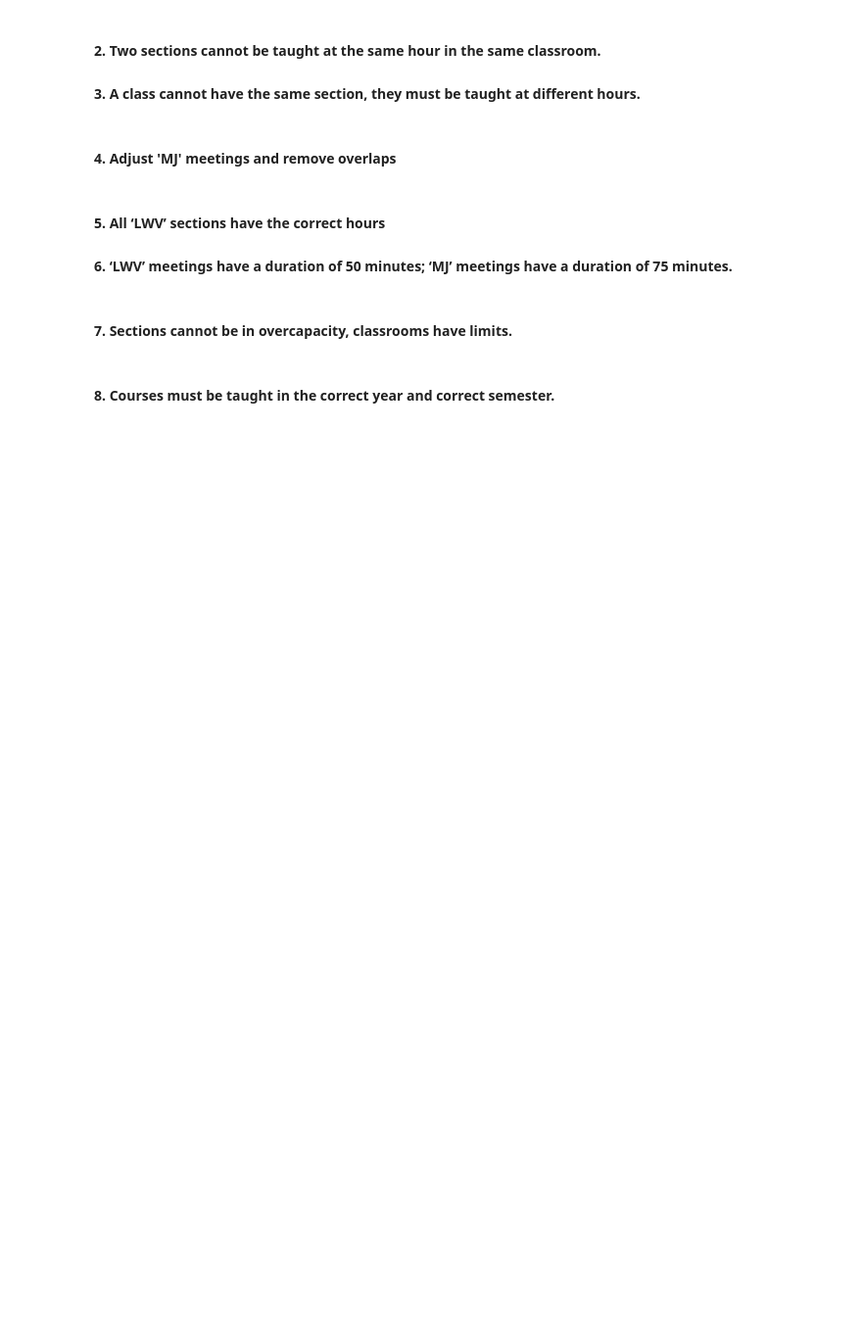
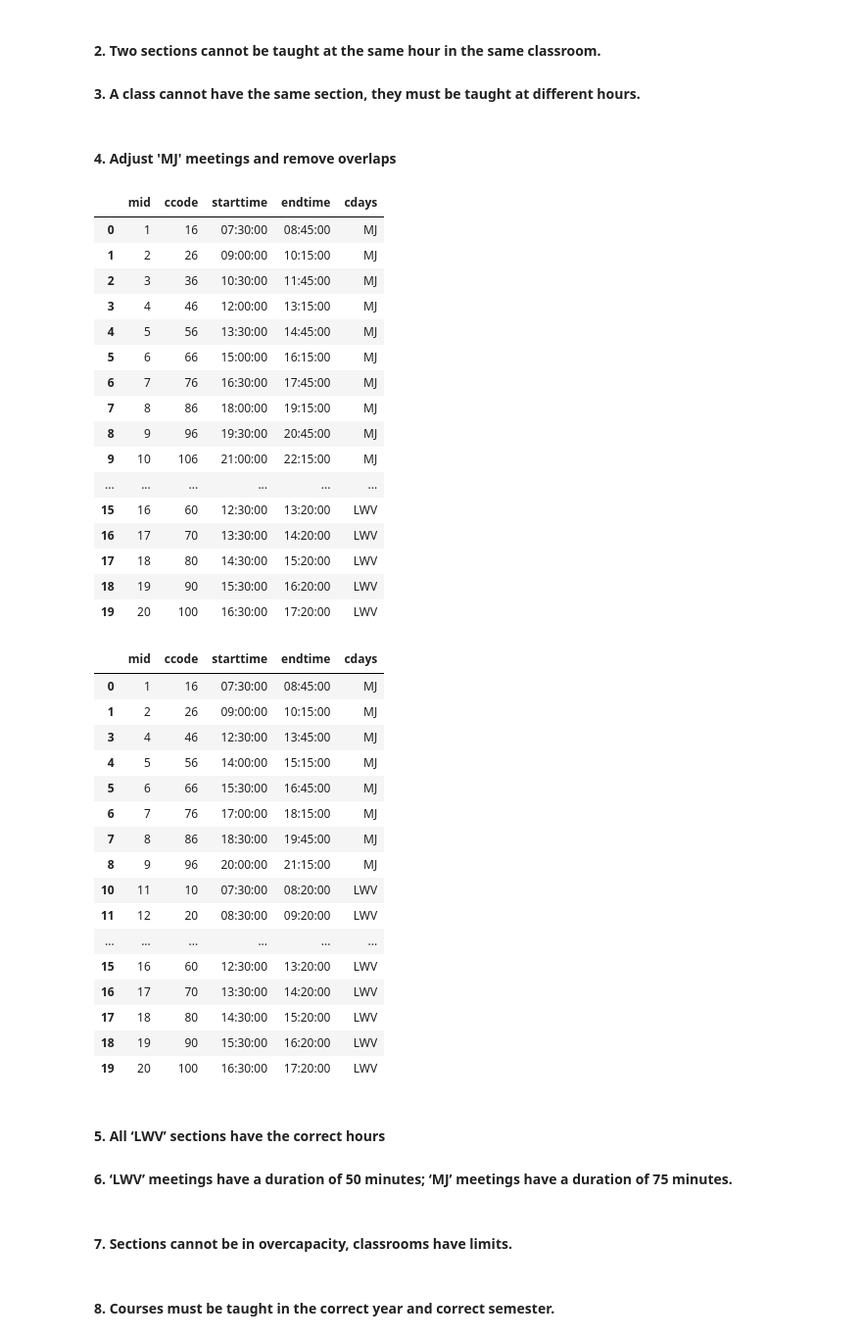
Before and after one commit to CIIC4060-ICOM5016-FALL-2024/rumad-v2-app-segmentation-fault, a Jupyter notebook: ETL/transform_data.ipynb, the cells around one changed output. Shown: that part at 98% size. Cells and saved outputs as stored; diff of their text form; code cells hidden in the pictures; blank space fills up the shorter version.

```diff
--- a/ETL/transform_data.ipynb
+++ b/ETL/transform_data.ipynb
@@ -150,40 +182,76 @@ index_earliest_class_after_1030 = find_class_index(
     (df_meeting['starttime'] < convert_to_minutes("12:30:00"))
 )
 
 index_latest_class_before_1230 = find_class_index(
     (df_meeting['cdays'] == "MJ") &
     (df_meeting['endtime'] < convert_to_minutes("12:30:00")) &
-    (df_meeting['endtime'] > convert_to_minutes("10:30:00"))
+    (df_meeting['endtime'] > convert_to_minutes("10:15:00"))
 )
+
+# Remove all meetings that start after 19:45
+df_meeting = df_meeting[df_meeting["starttime"] <= convert_to_minutes("19:45:00")]
+
 
 # Adjust class timings if valid indices are found
 if index_earliest_class_after_1030 != -1:
     delta_time = convert_to_minutes("12:30:00") - df_meeting.loc[index_earliest_class_after_1030, 'starttime']
-    df_meeting.loc[index_earliest_class_after_1030:, ['starttime', 'endtime']] += delta_time
+    df_meeting.loc[(df_meeting['cdays'] == "MJ") & (df_meeting.index >= index_earliest_class_after_1030), ['starttime', 'endtime']] += delta_time
 
 if index_latest_class_before_1230 != -1:
-    delta_time = df_meeting.loc[index_earliest_class_after_1030, 'endtime'] - convert_to_minutes("10:30:00")
-    df_meeting.loc[:index_latest_class_before_1230, ['starttime', 'endtime']] -= delta_time
-
-# Remove all meetings that start after 19:45
-df_meeting = df_meeting[df_meeting["starttime"] <= convert_to_minutes("19:45:00")]
+    delta_time = df_meeting.loc[index_earliest_class_after_1030, 'endtime'] - convert_to_minutes("10:15:00")
+    df_meeting.loc[(df_meeting['cdays'] == "MJ") & (df_meeting.index <= index_latest_class_before_1230), ['starttime', 'endtime']] -= delta_time
 
 # Convert 'starttime' and 'endtime' columns back to 'HH:MM' format
 df_meeting[['starttime', 'endtime']] = df_meeting[['starttime', 'endtime']].applymap(convert_to_hhmm)
 
 # Convert 'starttime' and 'endtime' back to datetime.time format for display purposes
 df_meeting["starttime"] = pd.to_datetime(df_meeting["starttime"], format="%H:%M").dt.time
 df_meeting["endtime"] = pd.to_datetime(df_meeting["endtime"], format="%H:%M").dt.time
 
 # Create HTML representations of the two DataFrames for side-by-side comparison
 df_meeting_html = df_meeting.to_html()
 df_meeting_prev_html = df_meeting_prev.to_html()
 
 # Display the two DataFrames side by side using HTML tables
 display_html(f"<div style='display: flex; justify-content: space-around;'>"
              f"<div>{df_meeting_prev_html}</div><div>{df_meeting_html}</div></div>", raw=True)
 
 # Doy clases los jueves, no cobro mucho @Onnelle
+# %% [output]
+|  | mid | ccode | starttime | endtime | cdays |
+| 0 | 1 | 16 | 07:30:00 | 08:45:00 | MJ |
+| 1 | 2 | 26 | 09:00:00 | 10:15:00 | MJ |
+| 2 | 3 | 36 | 10:30:00 | 11:45:00 | MJ |
+| 3 | 4 | 46 | 12:00:00 | 13:15:00 | MJ |
+| 4 | 5 | 56 | 13:30:00 | 14:45:00 | MJ |
+| 5 | 6 | 66 | 15:00:00 | 16:15:00 | MJ |
+| 6 | 7 | 76 | 16:30:00 | 17:45:00 | MJ |
+| 7 | 8 | 86 | 18:00:00 | 19:15:00 | MJ |
+| 8 | 9 | 96 | 19:30:00 | 20:45:00 | MJ |
+| 9 | 10 | 106 | 21:00:00 | 22:15:00 | MJ |
+| ... | ... | ... | ... | ... | ... |
+| 15 | 16 | 60 | 12:30:00 | 13:20:00 | LWV |
+| 16 | 17 | 70 | 13:30:00 | 14:20:00 | LWV |
+| 17 | 18 | 80 | 14:30:00 | 15:20:00 | LWV |
+| 18 | 19 | 90 | 15:30:00 | 16:20:00 | LWV |
+| 19 | 20 | 100 | 16:30:00 | 17:20:00 | LWV |
+|  | mid | ccode | starttime | endtime | cdays |
+| 0 | 1 | 16 | 07:30:00 | 08:45:00 | MJ |
+| 1 | 2 | 26 | 09:00:00 | 10:15:00 | MJ |
+| 3 | 4 | 46 | 12:30:00 | 13:45:00 | MJ |
+| 4 | 5 | 56 | 14:00:00 | 15:15:00 | MJ |
+| 5 | 6 | 66 | 15:30:00 | 16:45:00 | MJ |
+| 6 | 7 | 76 | 17:00:00 | 18:15:00 | MJ |
+| 7 | 8 | 86 | 18:30:00 | 19:45:00 | MJ |
+| 8 | 9 | 96 | 20:00:00 | 21:15:00 | MJ |
+| 10 | 11 | 10 | 07:30:00 | 08:20:00 | LWV |
+| 11 | 12 | 20 | 08:30:00 | 09:20:00 | LWV |
+| ... | ... | ... | ... | ... | ... |
+| 15 | 16 | 60 | 12:30:00 | 13:20:00 | LWV |
+| 16 | 17 | 70 | 13:30:00 | 14:20:00 | LWV |
+| 17 | 18 | 80 | 14:30:00 | 15:20:00 | LWV |
+| 18 | 19 | 90 | 15:30:00 | 16:20:00 | LWV |
+| 19 | 20 | 100 | 16:30:00 | 17:20:00 | LWV |
 # %% [markdown]
 ####  5. All ‘LWV’ sections have the correct hours
 #### 6. ‘LWV’ meetings have a duration of 50 minutes; ‘MJ’ meetings have a duration of 75 minutes.
```
Also changed, not shown: parts of 6 cells of this notebook.
